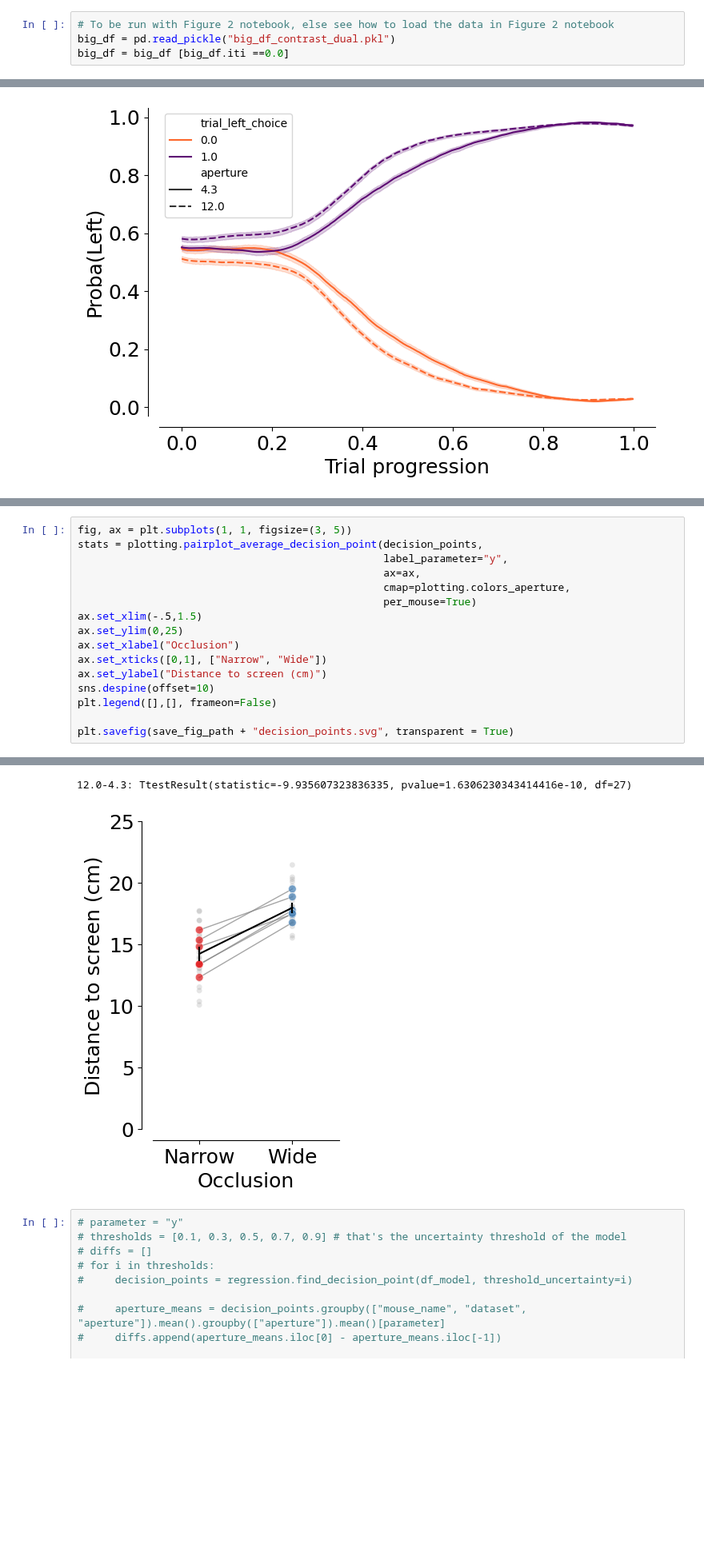
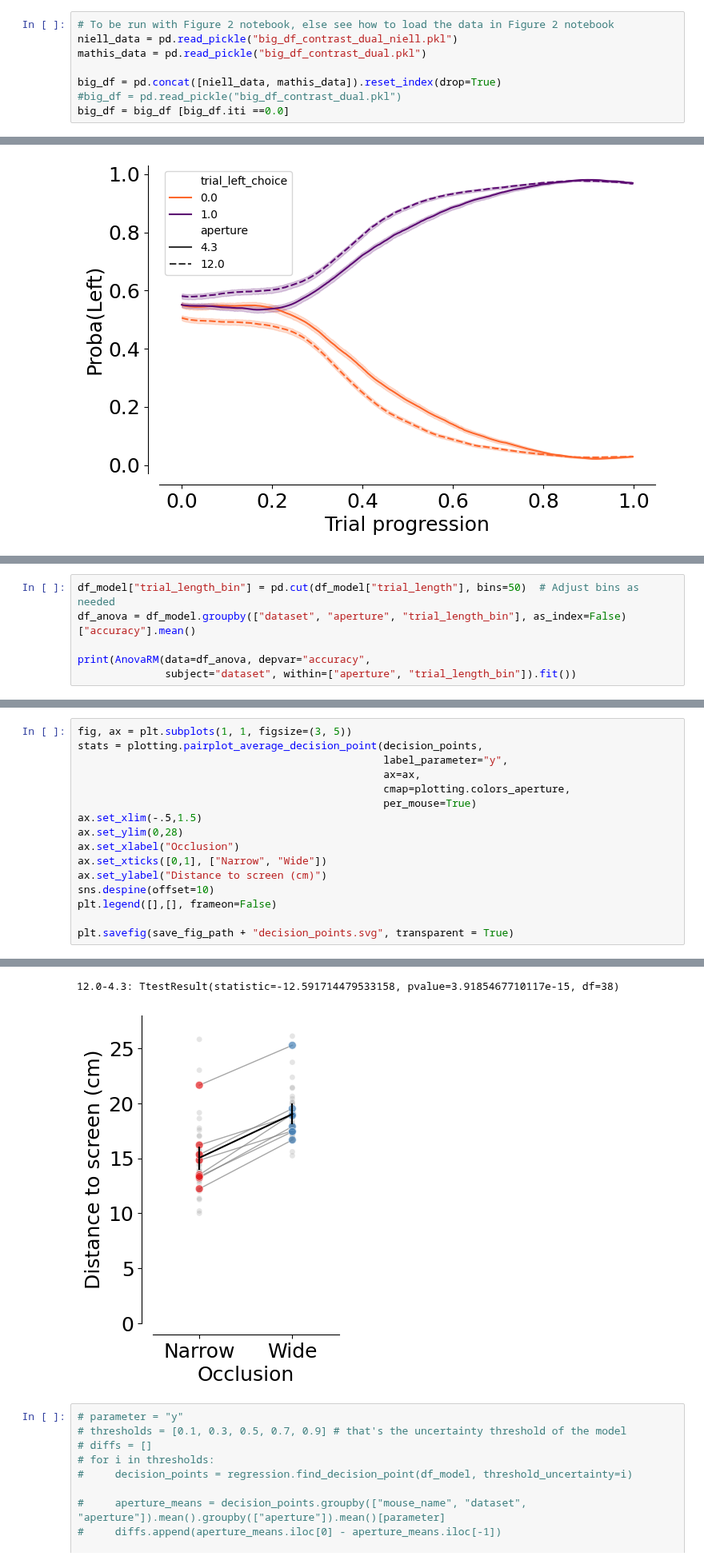
Before and after one commit to MMathisLab/FreelyMovingVR4Mice, a Jupyter notebook: dj_pipeline/notebooks/Paper_figures/Figure_3.ipynb, the cells around one changed output, grey strips where cells are left out. Shown at 80% size. Saved outputs shown, nothing was run; the diff lists cells and outputs as text; blank space fills up the shorter version.

Commit message:
Update fig3 with niell data and pval plots

```diff
--- a/dj_pipeline/notebooks/Paper_figures/Figure_3.ipynb
+++ b/dj_pipeline/notebooks/Paper_figures/Figure_3.ipynb
@@ -53,7 +55,11 @@ style()
 save_fig_path =  "notebooks/Paper_figures/Figure_output/"
 # %%
 # To be run with Figure 2 notebook, else see how to load the data in Figure 2 notebook
-big_df = pd.read_pickle("big_df_contrast_dual.pkl")
+niell_data = pd.read_pickle("big_df_contrast_dual_niell.pkl")
+mathis_data = pd.read_pickle("big_df_contrast_dual.pkl")
+
+big_df = pd.concat([niell_data, mathis_data]).reset_index(drop=True)
+#big_df = pd.read_pickle("big_df_contrast_dual.pkl")
 big_df = big_df [big_df.iti ==0.0]
 # %%
 box_df = base_analysis.BoxDataFrame().get_data(key={"dataset": "Pheasant_2024-08-15_2"})
@@ -144,0 +151,6 @@ plt.savefig(save_fig_path + "model_accuracy_variable.svg", transparent=True)
+# %%
+df_model["trial_length_bin"] = pd.cut(df_model["trial_length"], bins=50)  # Adjust bins as needed
+df_anova = df_model.groupby(["dataset", "aperture", "trial_length_bin"], as_index=False)["accuracy"].mean()
+
+print(AnovaRM(data=df_anova, depvar="accuracy",
+              subject="dataset", within=["aperture", "trial_length_bin"]).fit())
@@ -181,7 +227,7 @@ stats = plotting.pairplot_average_decision_point(decision_points,
                                                  cmap=plotting.colors_aperture,
                                                  per_mouse=True)
 ax.set_xlim(-.5,1.5)
-ax.set_ylim(0,25)
+ax.set_ylim(0,28)
 ax.set_xlabel("Occlusion")
 ax.set_xticks([0,1], ["Narrow", "Wide"])
 ax.set_ylabel("Distance to screen (cm)")
@@ -213,5 +259,5 @@ plt.savefig(save_fig_path + "decision_points.svg", transparent = True)
-12.0-4.3: TtestResult(statistic=-9.935607323836335, pvalue=1.6306230343414416e-10, df=27)
+12.0-4.3: TtestResult(statistic=-12.591714479533158, pvalue=3.9185467710117e-15, df=38)
-[figure, old version]
+[figure, new version]
 # %%
 # parameter = "y"
 # thresholds = [0.1, 0.3, 0.5, 0.7, 0.9] # that's the uncertainty threshold of the model
```
Also changed, not shown: parts of 8 cells of this notebook.
